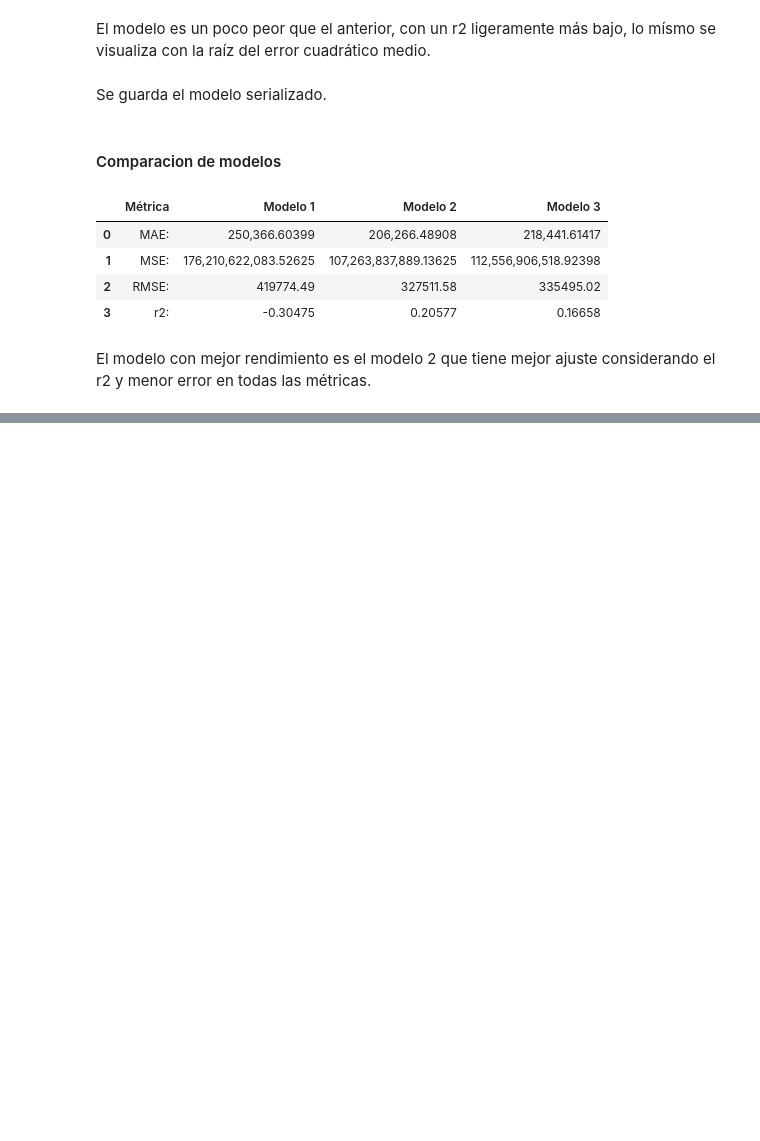
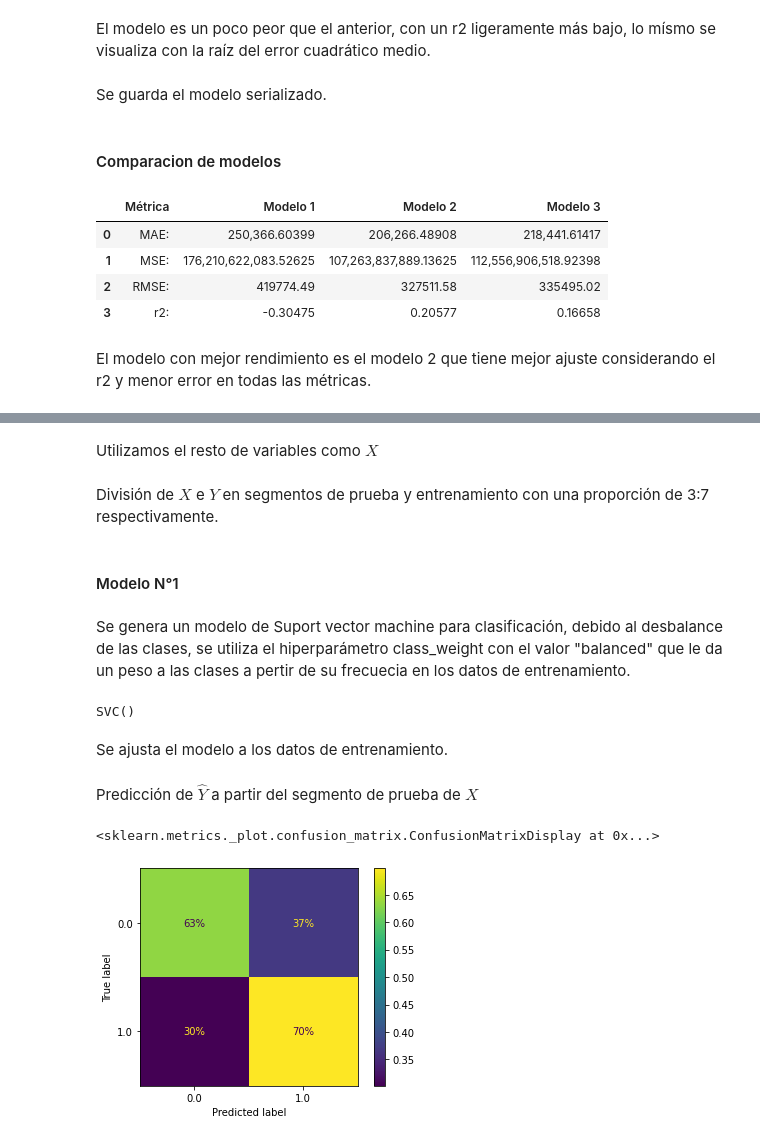
Before and after one commit to dar-rojas/MachineLearning-003D, a Jupyter notebook: modelling.ipynb, the cells around one changed output, grey strips where cells are left out. Drawn from its saved outputs; the diff is of its cells as text; code cells hidden in the pictures; blank space fills up the shorter version.

Commit message:
modelos de clasificación SVM

```diff
--- a/modelling.ipynb
+++ b/modelling.ipynb
@@ -359,0 +403,40 @@ El modelo con mejor rendimiento es el modelo 2 que tiene mejor ajuste consideran
+# %% [markdown]
+Utilizamos el resto de variables como $X$
+# %%
+from cuml.model_selection import train_test_split
+
+# division en segmentos de entrenamiento y prueba
+Xtrain, Xtest, Ytrain, Ytest = train_test_split(X ,Y,test_size=0.3, random_state=455)
+Ytest_pd = Ytest.to_pandas()
+# %% [markdown]
+División de $X$ e $Y$ en segmentos de prueba y entrenamiento con una proporción de 3:7 respectivamente.
+# %% [markdown]
+#### Modelo N°1
+# %%
+from cuml.svm import SVC
+svc_1 = SVC(class_weight='balanced', output_type='pandas', random_state=123)
+# %% [markdown]
+Se genera un modelo de Suport vector machine para clasificación, debido al desbalance de las clases, se utiliza el hiperparámetro class_weight con el valor "balanced" que le da un peso a las clases a pertir de su frecuecia en los datos de entrenamiento.
+# %%
+from cuml.model_selection import train_test_split
+
+svc_1.fit(Xtrain, Ytrain)
+# %% [output]
+SVC()
+# %% [markdown]
+Se ajusta el modelo a los datos de entrenamiento.
+# %%
+# predicciond de Y hat
+Y_hat = svc_1.predict(Xtest)
+# %% [markdown]
+Predicción de $\hat{Y}$ a partir del segmento de prueba de $X$
+# %%
+from sklearn.metrics import confusion_matrix
+from sklearn.metrics import ConfusionMatrixDisplay
+
+#Matriz de Confusion
+matriz = confusion_matrix(Ytest_pd, Y_hat)
+ConfusionMatrixDisplay.from_predictions(Ytest_pd, Y_hat, display_labels=svc_1.classes_, normalize='true', values_format='.0%')
+# %% [output]
+<sklearn.metrics._plot.confusion_matrix.ConfusionMatrixDisplay at 0x...>
+[figure, added]
```
Also changed, not shown: parts of 72 cells of this notebook, 4 other files.
